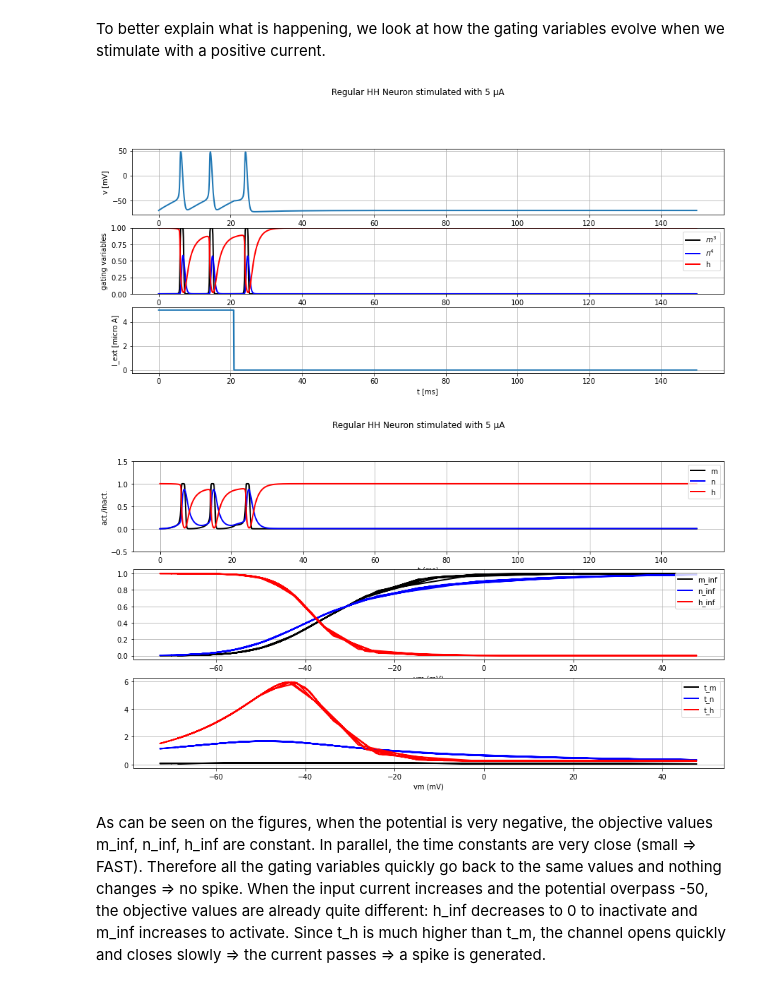
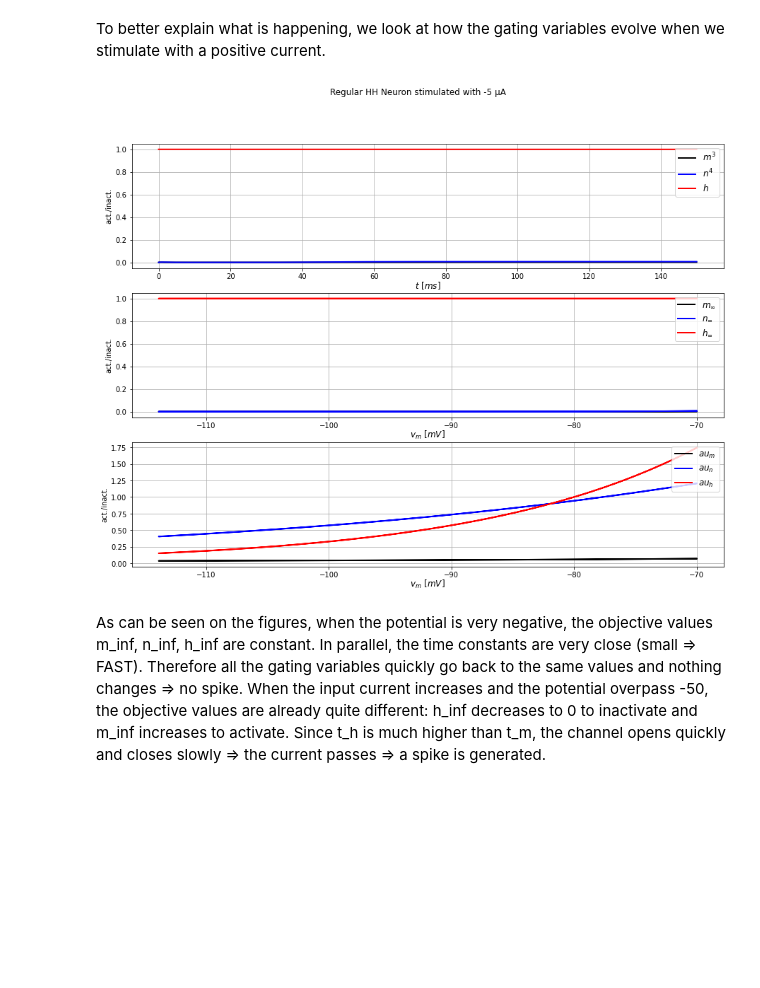
Before and after one commit to Thomas-debug-creator/SingleNeuron-HH2AdEx, a Jupyter notebook: cleaned_notebook.ipynb, the cells around one changed output. Saved outputs shown, nothing was run; the diff lists cells and outputs as text; code cells hidden in the pictures; blank space fills up the shorter version.

```diff
--- a/cleaned_notebook.ipynb
+++ b/cleaned_notebook.ipynb
@@ -334,15 +357,14 @@ for I_min in I_mins:
 # %% [markdown]
 To better explain what is happening, we look at how the gating variables evolve when we stimulate with a positive current.
 # %%
-I_min = 5
+I_min = -5
 sim_time = 150
 current = input_factory.get_step_current(0, 20, b2.ms, I_min *b2.uA)
 state_monitor = simulate_HH_neuron_regular(current, sim_time * b2.ms)
-plot_data(state_monitor, title=f"Regular HH Neuron stimulated with {I_min} µA", plot_ionic = False)
+#plot_data(state_monitor, title=f"Regular HH Neuron stimulated with {I_min} µA", plot_ionic = False)
 plot_gating_variables(state_monitor, title=f"Regular HH Neuron stimulated with {I_min} µA")
 # %% [output]
-[figure, old version]
+[figure, new version]
-[figure, removed]
 # %% [markdown]
 As can be seen on the figures, when the potential is very negative, the objective values m_inf, n_inf, h_inf are constant. In parallel, the time constants are very close (small => FAST). Therefore all the gating variables quickly go back to the same values and nothing changes => no spike. When the input current increases and the potential overpass -50, the objective values are already quite different: h_inf decreases to 0 to inactivate and m_inf increases to activate. Since t_h is much higher than t_m, the channel opens quickly and closes slowly => the current passes => a spike is generated.
 # %% [markdown]
```
Also changed, not shown: parts of 18 cells of this notebook, 16 other files.
